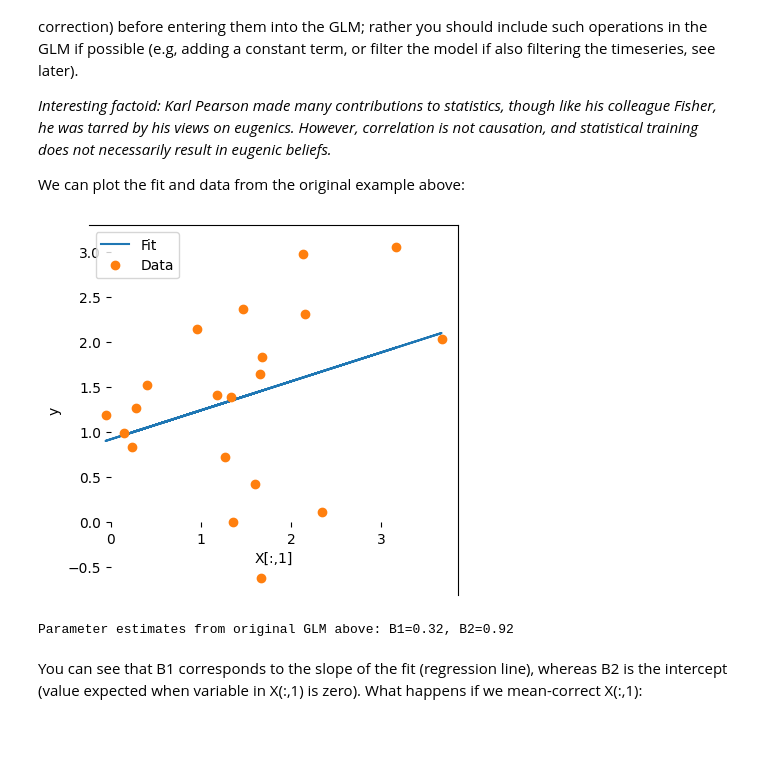
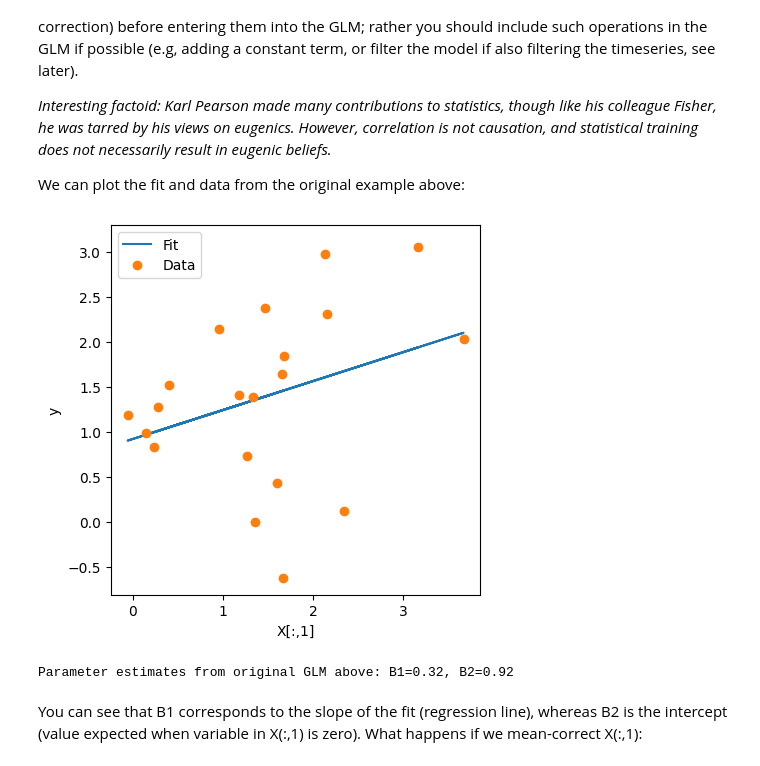
Before and after one commit to MRC-CBU/COGNESTIC, a Jupyter notebook: 03_Statistics/nb03_general_stats.ipynb, the cells around one changed output. Saved outputs shown, nothing was run; the diff lists cells and outputs as text; code cells hidden in the pictures; blank space fills up the shorter version.

Commit message:
Minor edits, including exercise for kurtotic pop

```diff
--- a/03_Statistics/nb03_general_stats.ipynb
+++ b/03_Statistics/nb03_general_stats.ipynb
@@ -142,7 +146,7 @@ def randomise_one_sample(y, num_rand=int(1e4), two_tailed=False, rand_method='pe
     if property == 'mean':
         property_lambda = lambda y: np.mean(y, axis=0)
     elif property == 'tstat':
-         property_lambda = lambda y: np.mean(y, axis=0) / (np.std(y, axis=0, ddof=1) / np.sqrt(y.shape[0]))
+        property_lambda = lambda y: np.mean(y, axis=0) / (np.std(y, axis=0, ddof=1) / np.sqrt(y.shape[0]))
     else:
         raise ValueError(f'Randomised property {property} unknown')
 
@@ -152,8 +156,8 @@ def randomise_one_sample(y, num_rand=int(1e4), two_tailed=False, rand_method='pe
         select = lambda x, num_rand: np.repeat(x, num_rand, axis=1) * np.sign(np.random.rand(x.shape[0], num_rand) - 0.5)
     elif rand_method == 'bootstrap':
         select = lambda x, num_rand: x[np.ceil(np.random.rand(x.shape[0], num_rand) * (x.shape[0] - 1)).astype(int)]
-        for s in range(num_samp):
-            y[:,s] = y[:,s] - property_lambda(y[:,s])  # Set property to 0 for null
+#        for s in range(num_samp):
+#            y[:,s] = y[:,s] - property_lambda(y[:,s])  # Set property to 0 for null
     else:
         raise ValueError(f'Randomisation method {rand_method} unknown')
 
@@ -193,14 +197,18 @@ To check that our test does control false positive rate (FPR), we can simulate d
 # %%
+np.random.seed(1) # Initialise random seed
 alpha = 0.05
-samp_size = 20  # more realistic for human psychological experiment?
-num_rand = int(1e4) # to accurately estimate p-value
+samp_size = int(1e1) # a small sample size of 10
+num_rand = int(1e4)  # to accurately estimate p-value
 num_samp = int(1e4)  # to accurately estimate false positive rate (FPR)
+
+pop_H0 = pop   # Gaussian
+#pop_H0 = pop3 # Non-Gaussian (kurtotic)
 p_values = np.full((num_samp,), np.nan)
 for s in range(num_samp):
-    samp = sample_pop(pop, samp_size, 1)  # Take sample from Gaussian population
- #   samp = sample_pop(pop2, samp_size, 1)  # Take sample from skewed population
- #   samp = sample_pop(pop3, samp_size, 1)  # Take sample from kurtotic population
+    samp = sample_pop(pop_H0, samp_size, 1)  # Take sample from Skewed population
     p_values[s] = randomise_one_sample(samp, num_rand, two_tailed=False, rand_method='permute', property='mean')
+#    p_values[s] = randomise_one_sample(samp, num_rand, two_tailed=False, rand_method='bootstrap', property='mean')
+#    p_values[s] = randomise_one_sample(samp, num_rand, two_tailed=False, rand_method='permute', property='tstat')
 fpr = np.sum(p_values < alpha) / num_samp
 print(f'Randomised (false) positive rate when population has zero-mean = {fpr:.3f}')
 # %% [output]
@@ -244,6 +252,8 @@ T2p_higher = lambda T, df: 1 - tstat.cdf(T, df)
 # %% [markdown]
 where "tstat.cdf" is the cumultive density function for the T distribution. This gives a p-value for a given T and df, eg:
 # %%
+samp_size = int(1e2)
+samp = sample_pop(pop_H1, samp_size, 1)  # Take sample from population
 T = one_t(samp)       # use last sample from above
 df = samp_size - 1    # degrees of freedom
 p = T2p_higher(T, df) # p-value (use "p" because now parametric)
@@ -276,7 +290,16 @@ True positive rate for T-test under H1 with effect size of 0.50 = 0.693 (cf. for
 # %%
-samp_size = 10
-samp = sample_pop(pop2, samp_size, num_samp)
+np.random.seed(1) # Initialise random seed
+samp_size = int(1e1)
+#samp_size = int(1e4)
+pop_H0 = pop3
+samp = sample_pop(pop_H0, samp_size, num_samp)
 p = T2p_higher(one_t(samp), samp_size-1)
 fpr = np.sum(p < alpha) / num_samp
 print(f'False positive rate for T-test when H0 true = {fpr:.3f}')
+
+pop_H1 = pop3 + effect_size
+samp = sample_pop(pop_H1, samp_size, num_samp)
+p = T2p_higher(one_t(samp), samp_size-1)
+tpr = np.sum(p<alpha)/num_samp
+print(f'True positive rate for T-test under H1 with effect size of {effect_size:.2f} = {tpr:.3f}')
 # %% [output]
@@ -1507,17 +1533,17 @@ We can plot the fit and data from the original example above:
 # %%
 Y = X @ B  # Reconstruct fitted response
 plt.figure()
 plt.plot(X[:, 0], Y, '-', label='Fit')
 plt.plot(y[:, 1], y[:, 0], 'o', label='Data')
 plt.legend(); plt.axis('square')
 ax = plt.gca()
-ax.spines['left'].set_position('zero'); ax.spines['left'].set_color('none')
-ax.spines['bottom'].set_position('zero'); ax.spines['bottom'].set_color('none')
+#ax.spines['left'].set_position('zero'); ax.spines['left'].set_color('none')
+#ax.spines['bottom'].set_position('zero'); ax.spines['bottom'].set_color('none')
 plt.ylabel('y'); plt.xlabel('X[:,1]')
 plt.show()
 print(f'Parameter estimates from original GLM above: B1={B[0]:.2f}, B2={B[1]:.2f}')
 # %% [output]
-[figure, old version]
+[figure, new version]
 Parameter estimates from original GLM above: B1=0.32, B2=0.92
 # %% [markdown]
 You can see that B1 corresponds to the slope of the fit (regression line), whereas B2 is the intercept (value expected when variable in X(:,1) is zero). What happens if we mean-correct X(:,1):
```
Also changed, not shown: parts of 64 cells of this notebook.
